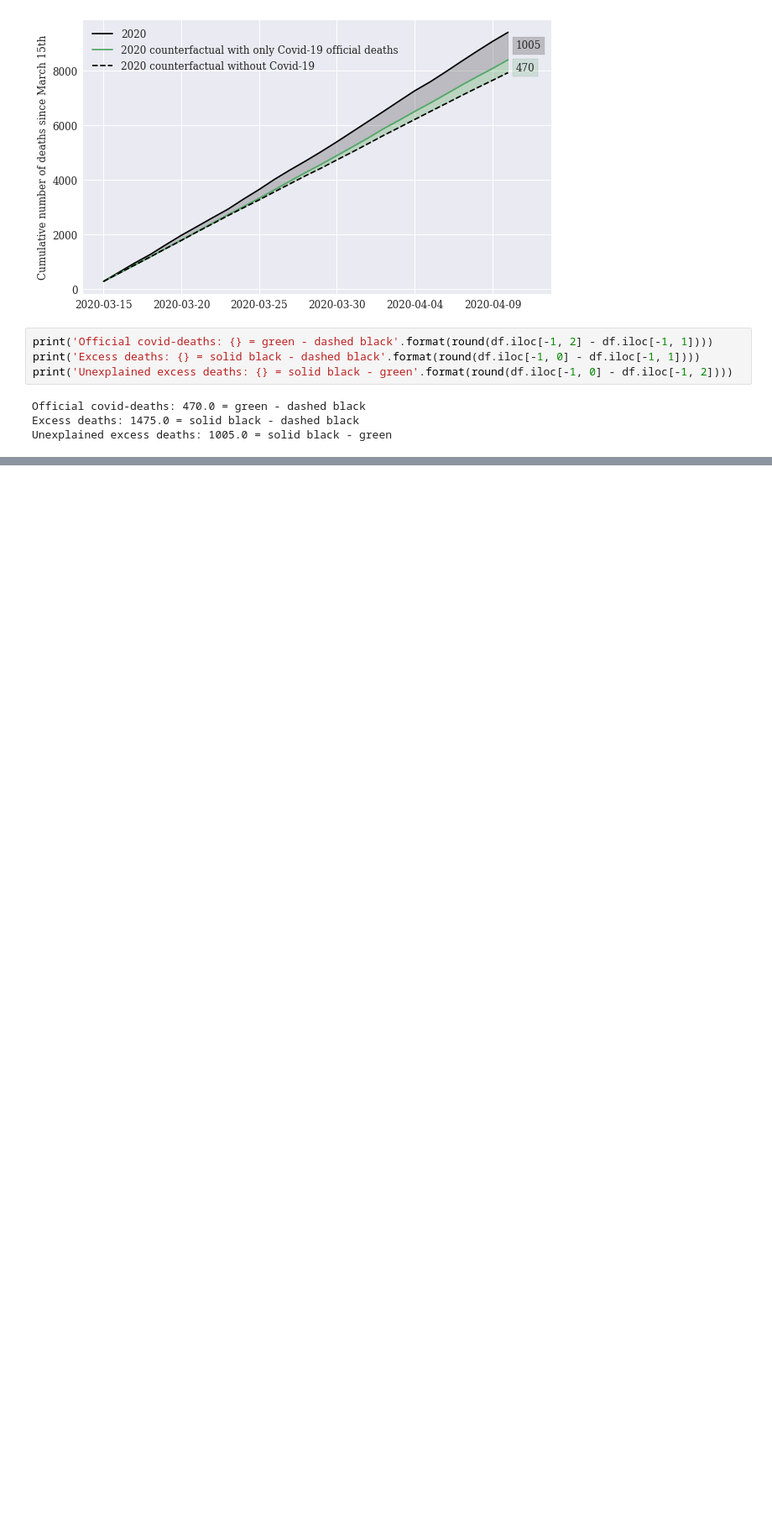
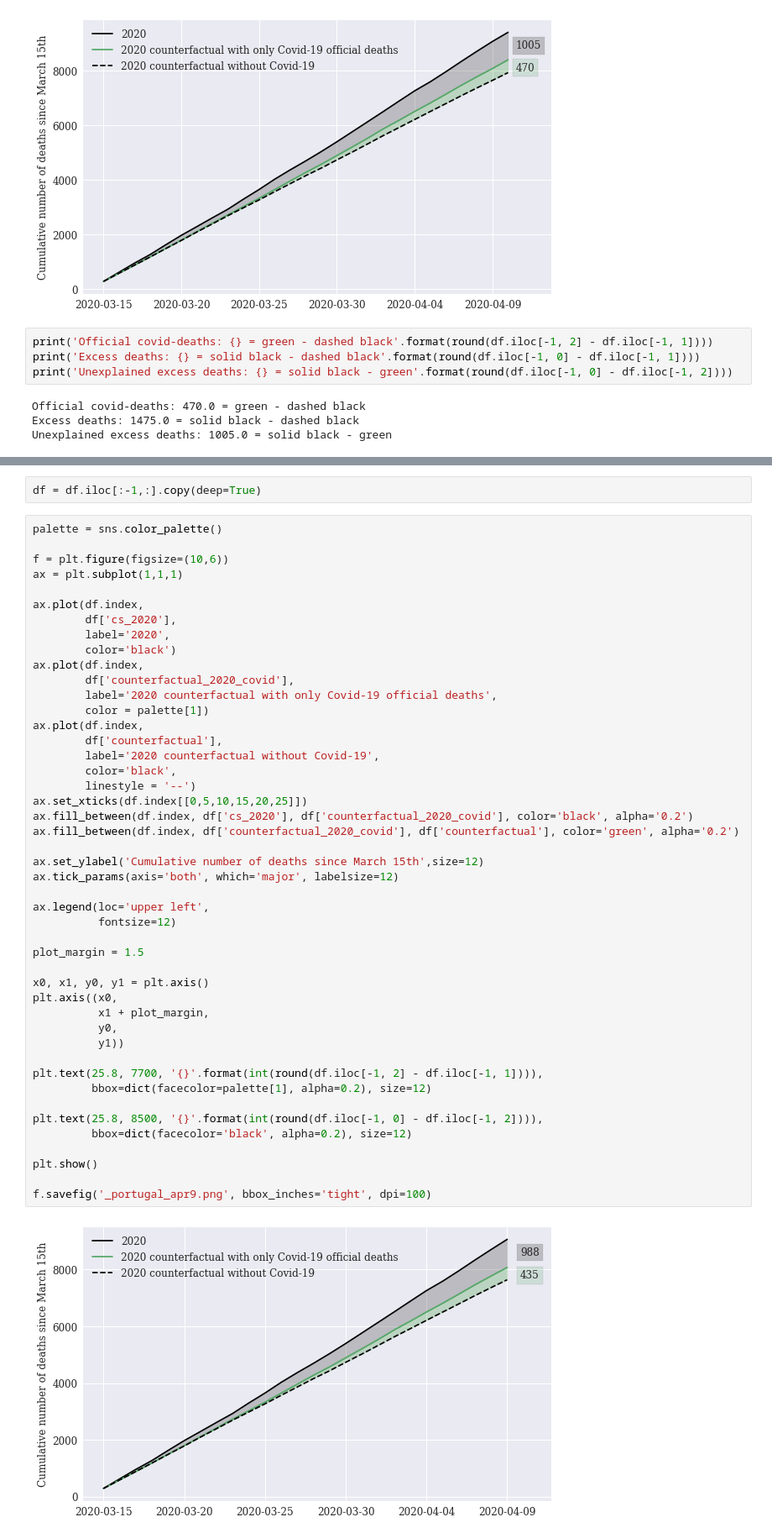
Before and after one commit to sebastianhohmann/covid19_total_death, a Jupyter notebook: portugal/PT_counterfactual.ipynb, the cells around one changed output, grey strips where cells are left out. Shown at 84% size. Saved outputs shown, nothing was run; the diff lists cells and outputs as text; blank space fills up the shorter version.

Commit message:
added second graph for portugal until 2020-04-09

```diff
--- a/portugal/PT_counterfactual.ipynb
+++ b/portugal/PT_counterfactual.ipynb
@@ -167,0 +170,50 @@ Unexplained excess deaths: 1005.0 = solid black - green
+# %%
+df = df.iloc[:-1,:].copy(deep=True)
+# %%
+palette = sns.color_palette()
+
+f = plt.figure(figsize=(10,6))
+ax = plt.subplot(1,1,1)
+
+ax.plot(df.index,
+        df['cs_2020'],
+        label='2020',
+        color='black')
+ax.plot(df.index,
+        df['counterfactual_2020_covid'],
+        label='2020 counterfactual with only Covid-19 official deaths',
+        color = palette[1])
+ax.plot(df.index,
+        df['counterfactual'],
+        label='2020 counterfactual without Covid-19',
+        color='black',
+        linestyle = '--')
+ax.set_xticks(df.index[[0,5,10,15,20,25]])
+ax.fill_between(df.index, df['cs_2020'], df['counterfactual_2020_covid'], color='black', alpha='0.2')
+ax.fill_between(df.index, df['counterfactual_2020_covid'], df['counterfactual'], color='green', alpha='0.2')
+
+ax.set_ylabel('Cumulative number of deaths since March 15th',size=12)
+ax.tick_params(axis='both', which='major', labelsize=12)
+
+ax.legend(loc='upper left',
+          fontsize=12)
+
+plot_margin = 1.5
+
+x0, x1, y0, y1 = plt.axis()
+plt.axis((x0,
+          x1 + plot_margin,
+          y0,
+          y1))
+
+plt.text(25.8, 7700, '{}'.format(int(round(df.iloc[-1, 2] - df.iloc[-1, 1]))),
+         bbox=dict(facecolor=palette[1], alpha=0.2), size=12)
+
+plt.text(25.8, 8500, '{}'.format(int(round(df.iloc[-1, 0] - df.iloc[-1, 2]))),
+         bbox=dict(facecolor='black', alpha=0.2), size=12)
+
+plt.show()
+
+f.savefig('_portugal_apr9.png', bbox_inches='tight', dpi=100)
+# %% [output]
+[figure, added]
```
Also changed, not shown: parts of 2 cells of this notebook.
